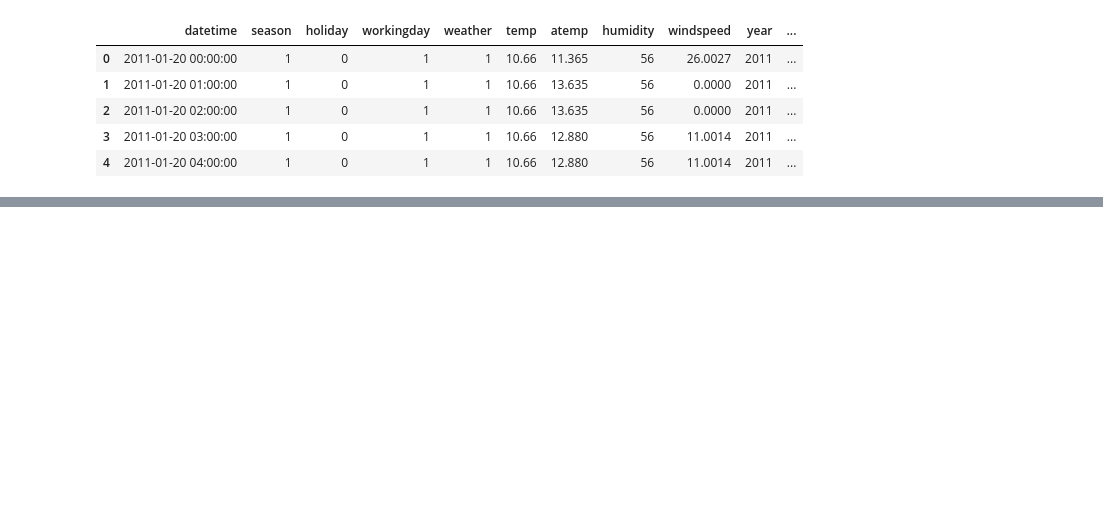
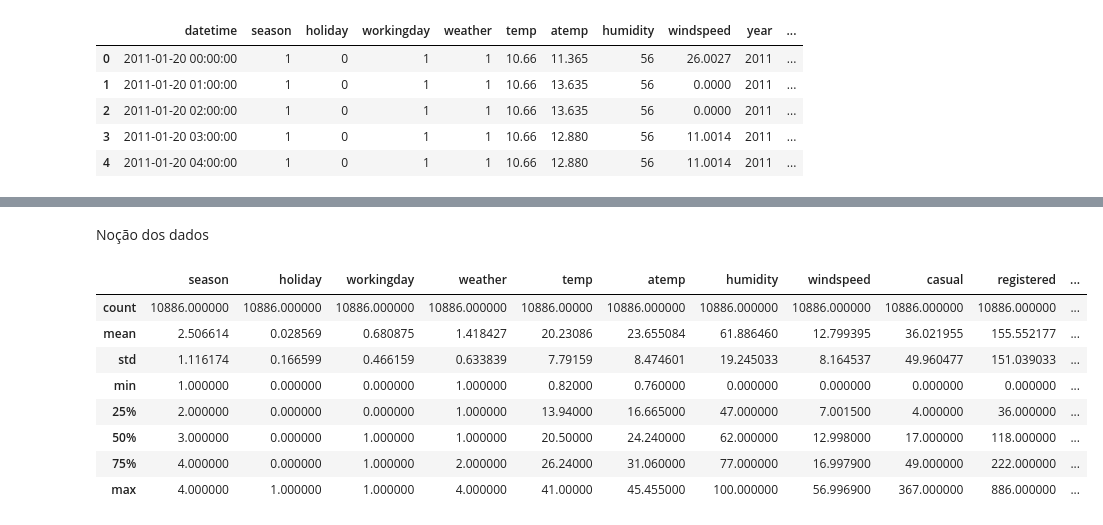
Before and after one commit to leotanaka4/Trabalho2LingProg, a Jupyter notebook: ans.ipynb, the cells around one changed output, grey strips where cells are left out. Cells and saved outputs as stored; diff of their text form; code cells hidden in the pictures; blank space fills up the shorter version.

```diff
--- a/ans.ipynb
+++ b/ans.ipynb
@@ -92,0 +145,14 @@ data_t.head()
+# %% [markdown]
+Noção dos dados
+# %%
+data_b.describe()
+# %% [output]
+|  | season | holiday | workingday | weather | temp | atemp | humidity | windspeed | casual | registered | ... |
+| count | 10886.000000 | 10886.000000 | 10886.000000 | 10886.000000 | 10886.00000 | 10886.000000 | 10886.000000 | 10886.000000 | 10886.000000 | 10886.000000 | ... |
+| mean | 2.506614 | 0.028569 | 0.680875 | 1.418427 | 20.23086 | 23.655084 | 61.886460 | 12.799395 | 36.021955 | 155.552177 | ... |
+| std | 1.116174 | 0.166599 | 0.466159 | 0.633839 | 7.79159 | 8.474601 | 19.245033 | 8.164537 | 49.960477 | 151.039033 | ... |
+| min | 1.000000 | 0.000000 | 0.000000 | 1.000000 | 0.82000 | 0.760000 | 0.000000 | 0.000000 | 0.000000 | 0.000000 | ... |
+| 25% | 2.000000 | 0.000000 | 0.000000 | 1.000000 | 13.94000 | 16.665000 | 47.000000 | 7.001500 | 4.000000 | 36.000000 | ... |
+| 50% | 3.000000 | 0.000000 | 1.000000 | 1.000000 | 20.50000 | 24.240000 | 62.000000 | 12.998000 | 17.000000 | 118.000000 | ... |
+| 75% | 4.000000 | 0.000000 | 1.000000 | 2.000000 | 26.24000 | 31.060000 | 77.000000 | 16.997900 | 49.000000 | 222.000000 | ... |
+| max | 4.000000 | 1.000000 | 1.000000 | 4.000000 | 41.00000 | 45.455000 | 100.000000 | 56.996900 | 367.000000 | 886.000000 | ... |
```
Also changed, not shown: parts of 29 cells of this notebook.
